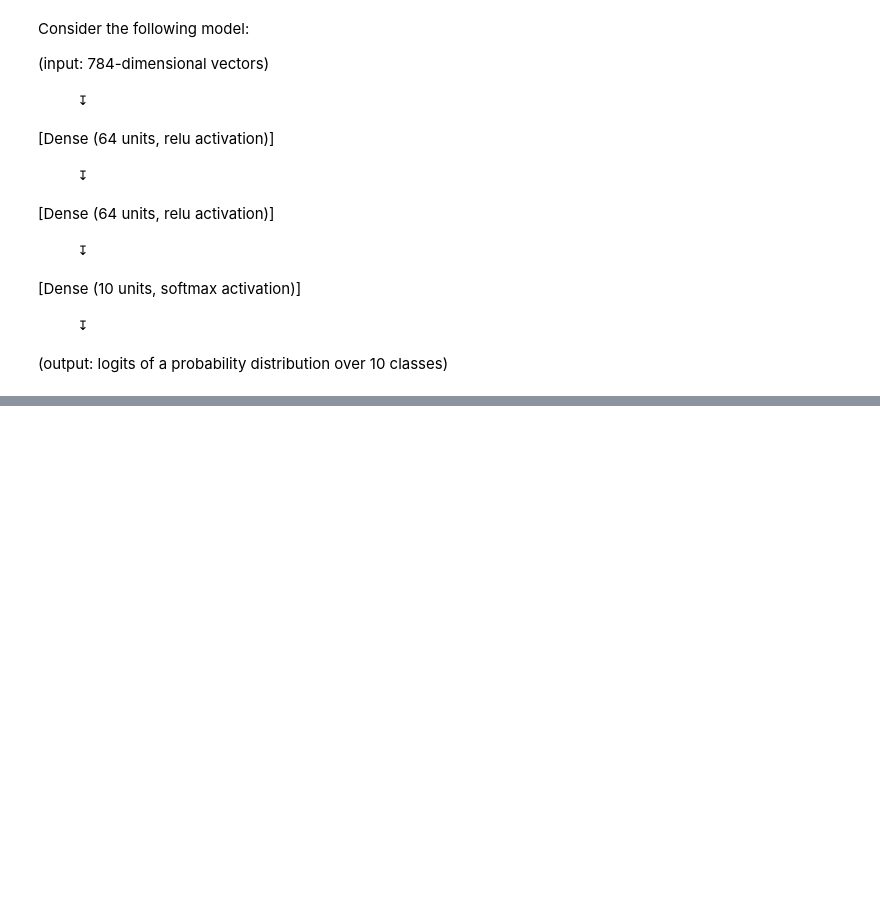
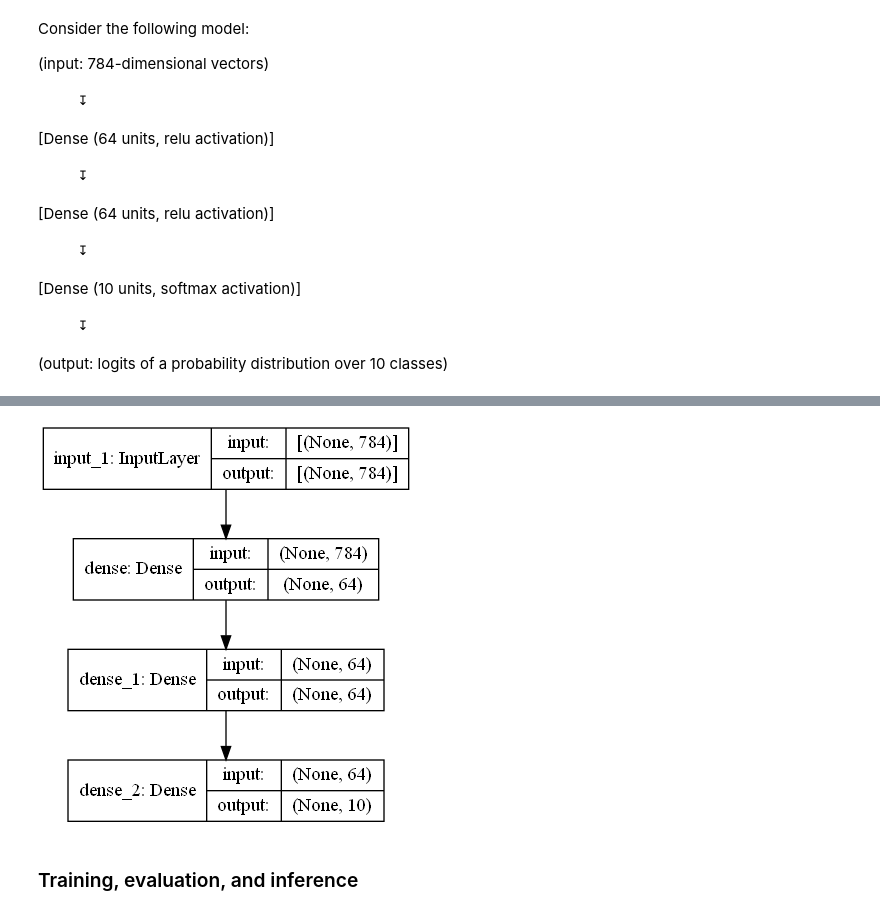
Before and after one commit to AlexeyMarg/ML_models, a Jupyter notebook: keras/2_functional_api.ipynb, the cells around one changed output, grey strips where cells are left out. Cells and saved outputs as stored; diff of their text form; code cells hidden in the pictures; blank space fills up the shorter version.

```diff
--- a/keras/2_functional_api.ipynb
+++ b/keras/2_functional_api.ipynb
@@ -33,0 +73,6 @@ Consider the following model:
+# %%
+keras.utils.plot_model(model, "my_first_model_with_shape_info.png", show_shapes=True)
+# %% [output]
+[figure, added]
+# %% [markdown]
+### Training, evaluation, and inference
```
Also changed, not shown: parts of 44 cells of this notebook.
